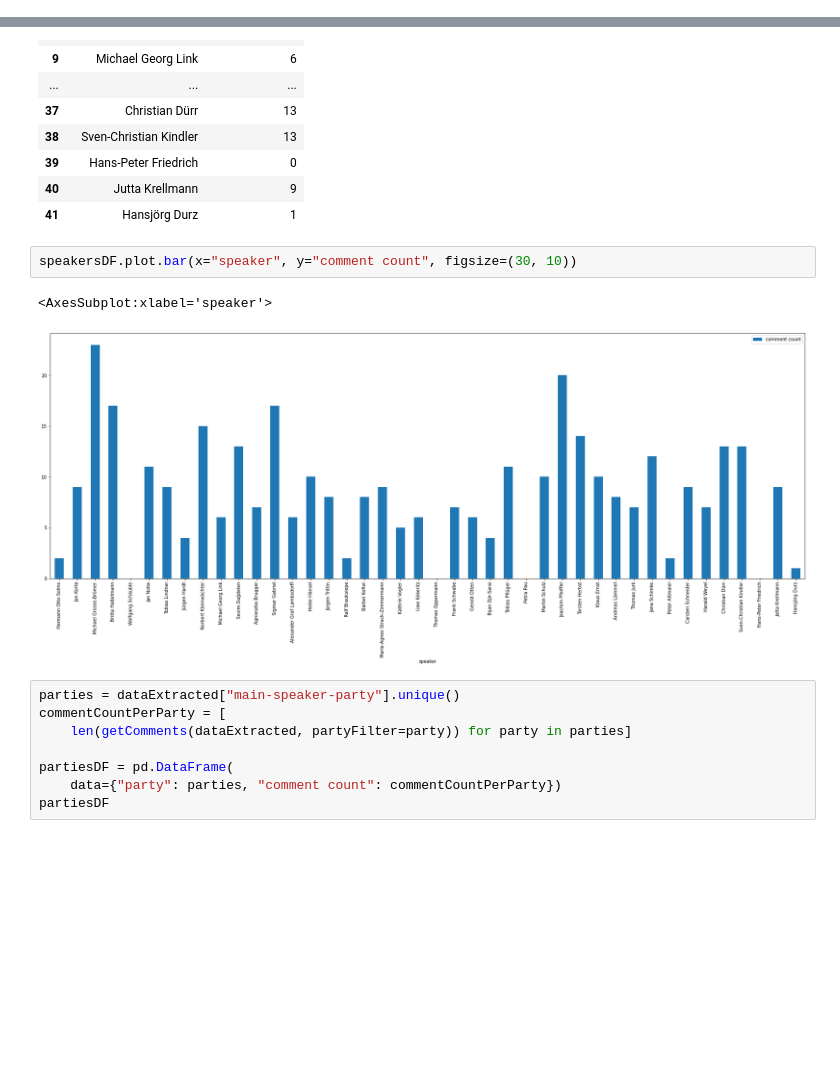
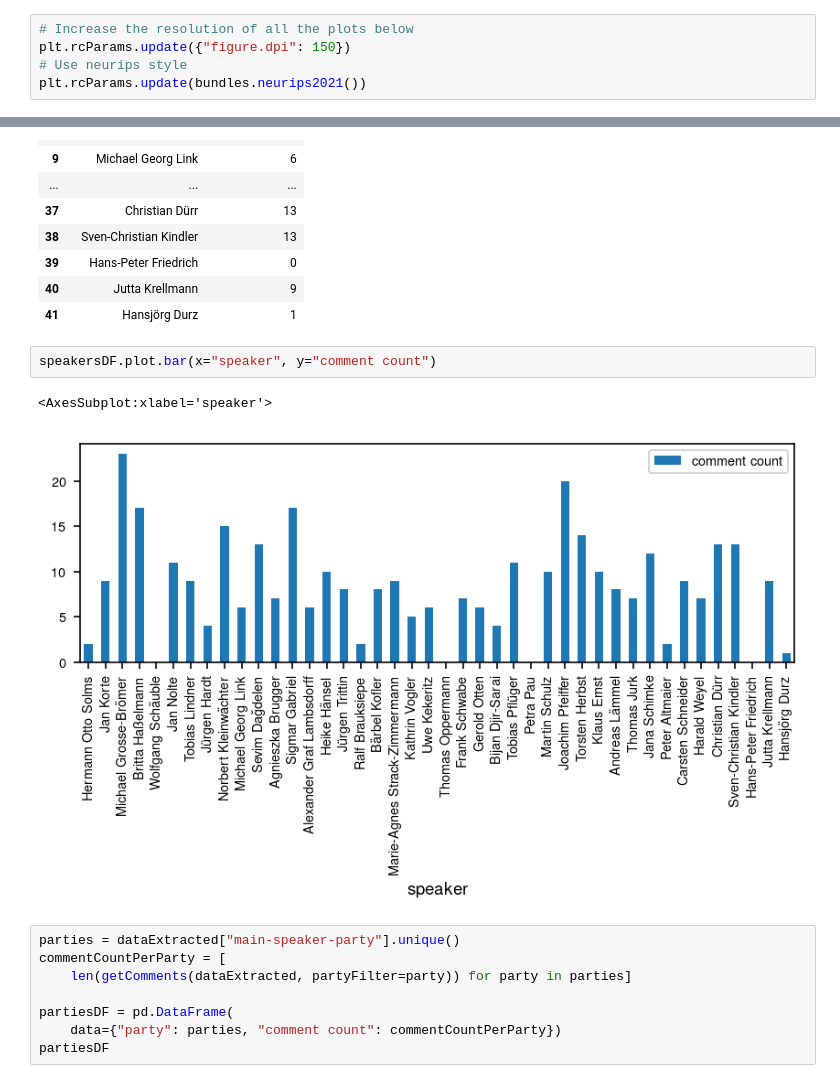
Before and after one commit to lukassailer/dl-bundestag, a Jupyter notebook: exp/comment_processing_01.ipynb, the cells around one changed output, grey strips where cells are left out. Saved outputs shown, nothing was run; the diff lists cells and outputs as text; blank space fills up the shorter version.

```diff
--- a/exp/comment_processing_01.ipynb
+++ b/exp/comment_processing_01.ipynb
@@ -18,6 +22,11 @@ dataExtracted.head()
 | 2 | [{'speech': 'Herr Präsident! Sehr... | Michael Grosse-Brömer | Christlich Demokratische Union De... |
 | 3 | [{'speech': 'Sehr geehrter Herr P... | Britta Haßelmann | Bündnis 90/Die Grünen |
 | 4 | [{'speech': 'Wir kommen nun zur A... | Hermann Otto Solms | Freie Demokratische Partei |
+# %%
+# Increase the resolution of all the plots below
+plt.rcParams.update({"figure.dpi": 150})
+# Use neurips style
+plt.rcParams.update(bundles.neurips2021())
 # %%
 speakers = dataExtracted["main-speaker"].unique()
 commentCountPerSpeaker = [
@@ -45,10 +54,10 @@ speakersDF
 | 40 | Jutta Krellmann | 9 |
 | 41 | Hansjörg Durz | 1 |
 # %%
-speakersDF.plot.bar(x="speaker", y="comment count", figsize=(30, 10))
+speakersDF.plot.bar(x="speaker", y="comment count")
 # %% [output]
 <AxesSubplot:xlabel='speaker'>
-[figure, old version]
+[figure, new version]
 # %%
 parties = dataExtracted["main-speaker-party"].unique()
 commentCountPerParty = [
```
Also changed, not shown: parts of 2 cells of this notebook, 2 other files.
